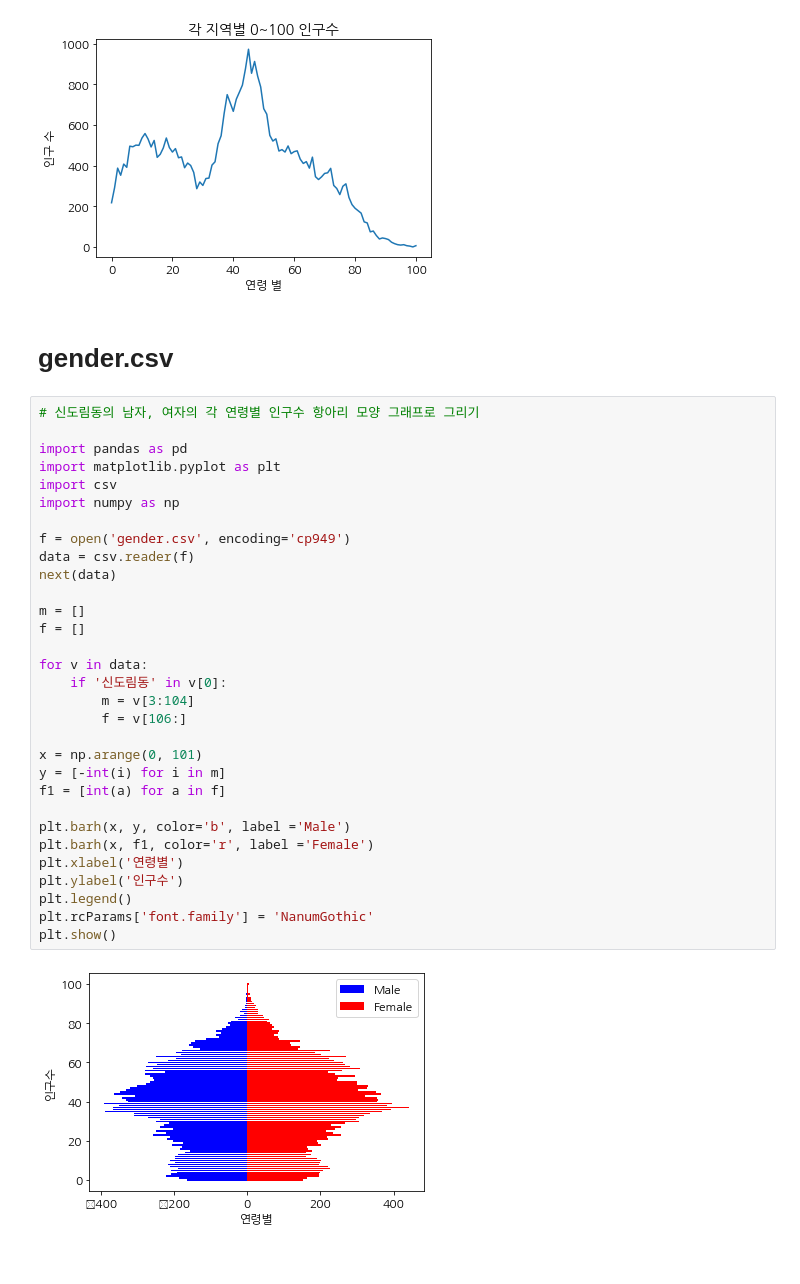
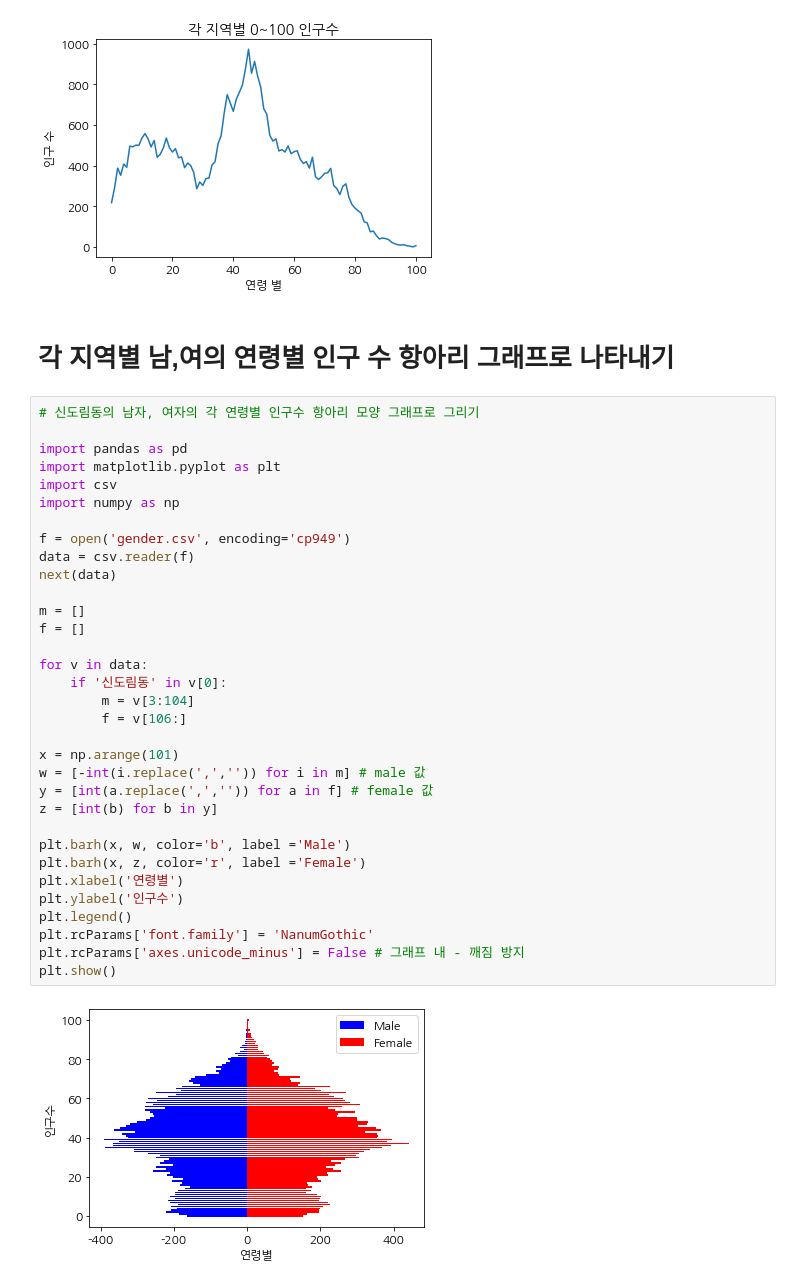
Before and after one commit to HIMMEL95/Elice, a Jupyter notebook: Population_public_data/public_data.ipynb, the cells around one changed output. Saved outputs shown, nothing was run; the diff lists cells and outputs as text.

```diff
--- a/Population_public_data/public_data.ipynb
+++ b/Population_public_data/public_data.ipynb
@@ -152,38 +152,40 @@ plt.ylabel('인구 수')
 plt.show()
 # %% [output]
 [figure]
-# %% [markdown]
-# gender.csv
+# %% [markdown]
+# 각 지역별 남,여의 연령별 인구 수 항아리 그래프로 나타내기
 # %%
 # 신도림동의 남자, 여자의 각 연령별 인구수 항아리 모양 그래프로 그리기
 
 import pandas as pd
 import matplotlib.pyplot as plt
 import csv
 import numpy as np
 
 f = open('gender.csv', encoding='cp949')
 data = csv.reader(f)
 next(data)
 
 m = []
 f = []
 
 for v in data:
     if '신도림동' in v[0]:
         m = v[3:104]
         f = v[106:]
 
-x = np.arange(0, 101)
-y = [-int(i) for i in m]
-f1 = [int(a) for a in f]
+x = np.arange(101)
+w = [-int(i.replace(',','')) for i in m] # male 값
+y = [int(a.replace(',','')) for a in f] # female 값
+z = [int(b) for b in y]
 
-plt.barh(x, y, color='b', label ='Male')
-plt.barh(x, f1, color='r', label ='Female')
+plt.barh(x, w, color='b', label ='Male')
+plt.barh(x, z, color='r', label ='Female')
 plt.xlabel('연령별')
 plt.ylabel('인구수')
 plt.legend()
 plt.rcParams['font.family'] = 'NanumGothic'
+plt.rcParams['axes.unicode_minus'] = False # 그래프 내 - 깨짐 방지
 plt.show()
 # %% [output]
-[figure, old version]
+[figure, new version]
```
Also changed, not shown: parts of 11 cells of this notebook, 9 other files.
